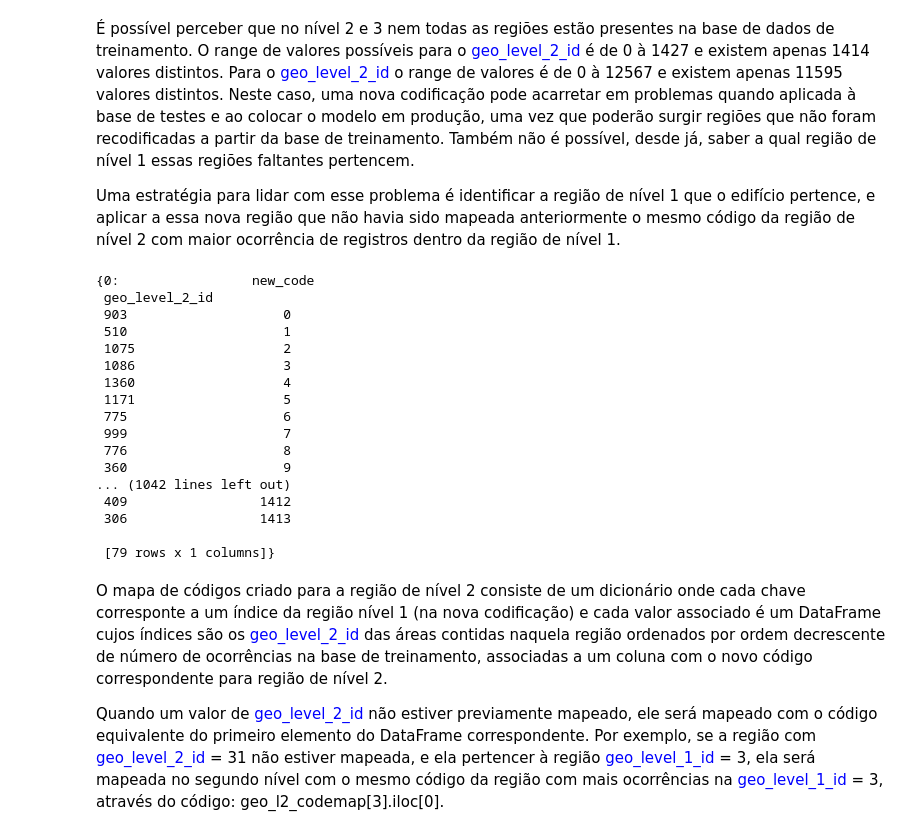
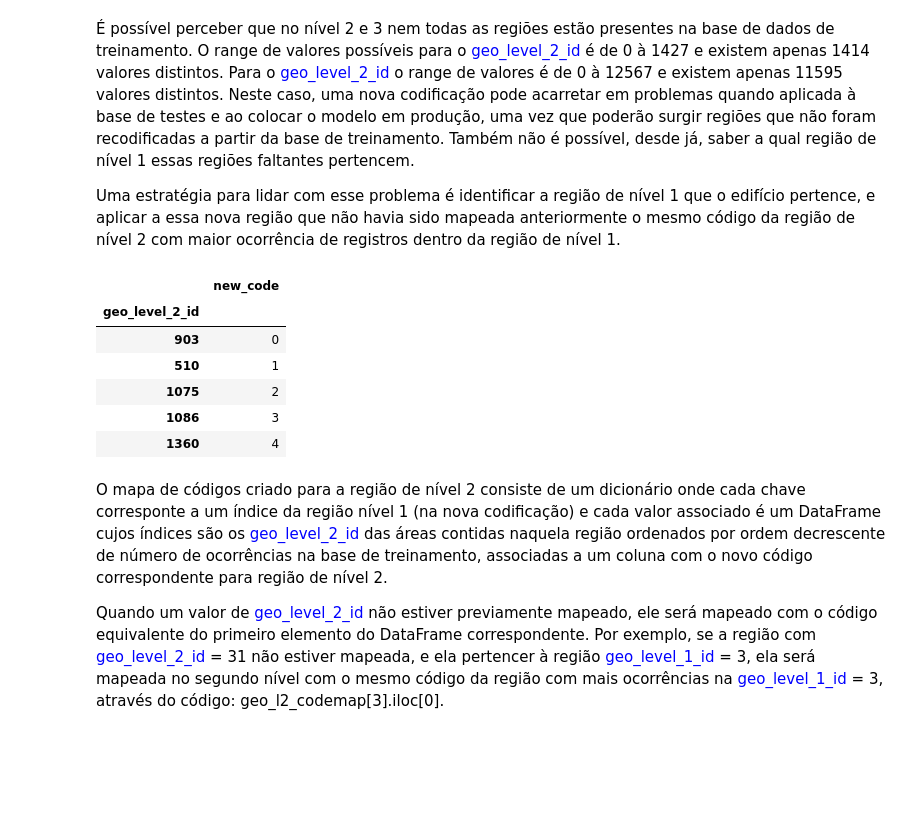
Before and after one commit to dericksaga/ML_Competitions, a Jupyter notebook: Richters_Predictor/Ritchers_Predictor_v1.ipynb, the cells around one changed output. Saved outputs shown, nothing was run; the diff lists cells and outputs as text; code cells hidden in the pictures; blank space fills up the shorter version.

```diff
--- a/Richters_Predictor/Ritchers_Predictor_v1.ipynb
+++ b/Richters_Predictor/Ritchers_Predictor_v1.ipynb
@@ -549,37 +549,27 @@ Uma estratégia para lidar com esse problema é identificar a região de nível
 # %%
 #cria um dataframe auxiliar ordenado pela nova codificação em geo_level_1
 aux2 = train_data_num_c[['geo_level_2_id','geo_level_1_id_nc']].sort_values('geo_level_1_id_nc',ascending=True).copy()
 #cria um dicionário com chave igual ao novo código de geo_level_1 e com valores igual a um segundo dicionário
 #onde a chave é o geo_level_2_id e o valor é a quantidade de registros (edifícios) nessa área
 aux_s = {x:{y: aux2.loc[aux2['geo_level_2_id']==y].count()[0] for y in aux2.loc[aux2['geo_level_1_id_nc']==x,'geo_level_2_id'].unique()} for x in range(0,31)}
 j=0
 for i in aux_s.keys():
     #ordena as chaves do segundo dicionário a partir do valor de ocorrência, colocando os com maior quantidade no início
     size = len(aux_s[i])
     aux_s[i] = {'geo_level_2_id':pd.DataFrame(sorted(aux_s[i].items(), key= lambda item: item[1], reverse=True))[0].values,
                 'new_code':range(j,j+size)}
     aux_s[i] = pd.DataFrame(aux_s[i]).set_index(['geo_level_2_id'])
     j+=size
 geo_l2_codemap = aux_s
-geo_l2_codemap
+geo_l2_codemap[0].head()
 # %% [output]
-{0:                 new_code
- geo_level_2_id
- 903                    0
- 510                    1
- 1075                   2
- 1086                   3
- 1360                   4
- 1171                   5
- 775                    6
- 999                    7
- 776                    8
- 360                    9
-... (1042 lines left out)
- 409                 1412
- 306                 1413
-
- [79 rows x 1 columns]}
+|  | new_code |
+| geo_level_2_id |  |
+| 903 | 0 |
+| 510 | 1 |
+| 1075 | 2 |
+| 1086 | 3 |
+| 1360 | 4 |
 # %% [markdown]
 O mapa de códigos criado para a região de nível 2 consiste de um dicionário onde cada chave corresponte a um índice da região nível 1 (na nova codificação) e cada valor associado é um DataFrame cujos índices são os <font color='blue'>geo_level_2_id</font> das áreas contidas naquela região ordenados por ordem decrescente de número de ocorrências na base de treinamento, associadas a um coluna com o novo código correspondente para região de nível 2.
 
```
